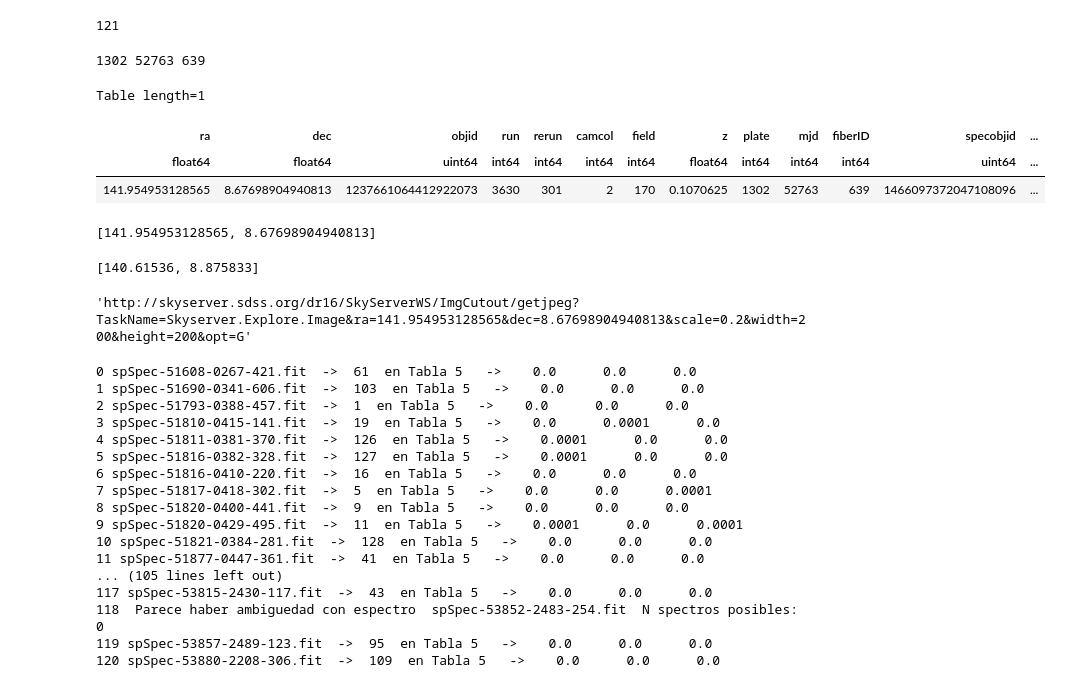
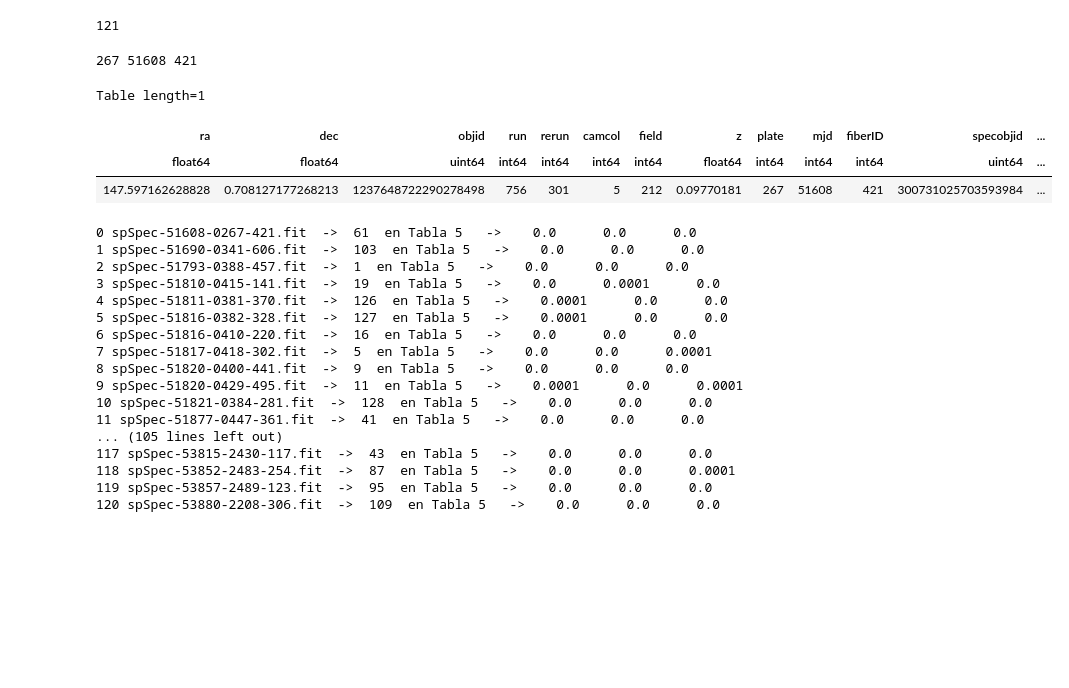
Before and after one commit to hol1m4n/HIIGalaxies, a Jupyter notebook: Spectral_synthesis/Data_finders/Object_indetificationFromArticle.ipynb, the cells around one changed output. Drawn from its saved outputs; the diff is of its cells as text; code cells hidden in the pictures; blank space fills up the shorter version.

```diff
--- a/Spectral_synthesis/Data_finders/Object_indetificationFromArticle.ipynb
+++ b/Spectral_synthesis/Data_finders/Object_indetificationFromArticle.ipynb
@@ -39,28 +43,14 @@ len(spec_list)
 # %% [output]
 121
 # %%
-hdu = fits.open(fits_folder+spec_list[77])
+hdu = fits.open(fits_folder+spec_list[0])
 plate,mjd,fiber = int(hdu[0].header['PLATEID']),int(hdu[0].header['MJD']),int(hdu[0].header['FIBERID'])
 print(plate,mjd,fiber)
 result = SDSS.query_specobj(plate=plate,mjd=mjd,fiberID=fiber)
 result
 # %% [output]
-1302 52763 639
+267 51608 421
 Table length=1
 | ra | dec | objid | run | rerun | camcol | field | z | plate | mjd | fiberID | specobjid | ... |
 | float64 | float64 | uint64 | int64 | int64 | int64 | int64 | float64 | int64 | int64 | int64 | uint64 | ... |
-| 141.954953128565 | 8.67698904940813 | 1237661064412922073 | 3630 | 301 | 2 | 170 | 0.1070625 | 1302 | 52763 | 639 | 1466097372047108096 | ... |
+| 147.597162628828 | 0.708127177268213 | 1237648722290278498 | 756 | 301 | 5 | 212 | 0.09770181 | 267 | 51608 | 421 | 300731025703593984 | ... |
-# %%
-[result['ra'][0],result['dec'][0]]
-# %% [output]
-[141.954953128565, 8.67698904940813]
-# %%
-[hdu[0].header['RA'],hdu[0].header['DEC']]
-# %% [output]
-[140.61536, 8.875833]
-# %%
-imgURL = f"http://skyserver.sdss.org/dr16/SkyServerWS/ImgCutout/getjpeg?TaskName=Skyserver.Explore.Image&ra={141.954953128565}&dec={8.67698904940813}&scale=0.2&width=200&height=200&opt=G"
-
-imgURL
-# %% [output]
-'http://skyserver.sdss.org/dr16/SkyServerWS/ImgCutout/getjpeg?TaskName=Skyserver.Explore.Image&ra=141.954953128565&dec=8.67698904940813&scale=0.2&width=200&height=200&opt=G'
@@ -67,27 +63,66 @@ imgURL
 # %%
+spc_id,spc_ra,spc_dec,tb_id,tb_ra,tb_dec = [],[],[],[],[],[]
+
 for i in range(len(spec_list)):
     hdu = fits.open(fits_folder+spec_list[i])
     plate,mjd,fiber = int(hdu[0].header['PLATEID']),int(hdu[0].header['MJD']),int(hdu[0].header['FIBERID'])
     #print(plate,mjd,fiber)
     hdu.close()
-    result = SDSS.query_specobj(plate=plate,mjd=mjd,fiberID=fiber)
 
-    status = str(type(result))
+    tol = 0.01
 
-    tol = 0.0001
+    if i!=93 and i!=26:
+        result = SDSS.query_specobj(plate=plate,mjd=mjd,fiberID=fiber)
 
-    if (status != "<class 'NoneType'>"):
+        status = str(type(result))
+
+        if (status != "<class 'NoneType'>"):
+            tabla5_art = pd.read_csv('Chavez2014_Tabla5.csv', sep=",", header=0)
+            f = (abs(tabla5_art['alpha(J2K)'] - result['ra'][0]) < tol) & (abs(tabla5_art['delta(J2K)'] - result['dec'][0]) < tol) & (abs(tabla5_art['z_hel'] - result['z'][0]) < tol)
+            seleccion_a_index = tabla5_art[f]
+
+            spc_id.append(spec_list[i])
+            spc_ra.append(result['ra'][0])
+            spc_dec.append(result['dec'][0])
+            tb_id.append(seleccion_a_index['Index'].iloc[0])
+            tb_ra.append(seleccion_a_index['alpha(J2K)'].iloc[0])
+            tb_dec.append(seleccion_a_index['delta(J2K)'].iloc[0])
+
+
+
+            if len(seleccion_a_index) == 1:
+                #re_ra,re_dec,re_z =
+                re_ra,re_dec,re_z =  round(abs(seleccion_a_index['alpha(J2K)'].iloc[0] - result['ra'][0]),4),round(abs(seleccion_a_index['delta(J2K)'].iloc[0] - result['dec'][0]),4),round(abs(seleccion_a_index['z_hel'].iloc[0] - result['z'][0]),4)
+                print(i,spec_list[i],' -> ',seleccion_a_index['Index'].iloc[0],' en Tabla 5   ->   ',re_ra,'    ',re_dec,'    ',re_z)
+            else:
+                print(i,' Parece haber ambiguedad con espectro ',spec_list[i],' N spectros posibles: ',len(seleccion_a_index))
+        else:
+            print('Espectro ',i,spec_list[i],' no esta en el Query de SDSS')
+
+    else:
+        ra = np.array(reduced_cat[(reduced_cat['PLATEID']==int(plate)) & (reduced_cat['FIBERID']==int(fiber)) & (reduced_cat['MJD']==int(mjd))]['RA'])[0]
+        dec = np.array(reduced_cat[(reduced_cat['PLATEID']==int(plate)) & (reduced_cat['FIBERID']==int(fiber)) & (reduced_cat['MJD']==int(mjd))]['DEC'])[0]
+        z = np.array(reduced_cat[(reduced_cat['PLATEID']==int(plate)) & (reduced_cat['FIBERID']==int(fiber)) & (reduced_cat['MJD']==int(mjd))]['Z'])[0]
         tabla5_art = pd.read_csv('Chavez2014_Tabla5.csv', sep=",", header=0)
-        f = (abs(tabla5_art['alpha(J2K)'] - result['ra'][0]) < tol) & (abs(tabla5_art['delta(J2K)'] - result['dec'][0]) < tol) & (abs(tabla5_art['z_hel'] - result['z'][0]) < tol)
+        f = (abs(tabla5_art['alpha(J2K)'] - ra) < tol) & (abs(tabla5_art['delta(J2K)'] - dec) < tol) & (abs(tabla5_art['z_hel'] - z) < tol)
         seleccion_a_index = tabla5_art[f]
+
+        spc_id.append(spec_list[i])
+        spc_ra.append(ra)
+        spc_dec.append(dec)
+        tb_id.append(seleccion_a_index['Index'].iloc[0])
+        tb_ra.append(seleccion_a_index['alpha(J2K)'].iloc[0])
+        tb_dec.append(seleccion_a_index['delta(J2K)'].iloc[0])
+
+
         if len(seleccion_a_index) == 1:
             #re_ra,re_dec,re_z =
-            re_ra,re_dec,re_z =  round(abs(seleccion_a_index['alpha(J2K)'].iloc[0] - result['ra'][0]),4),round(abs(seleccion_a_index['delta(J2K)'].iloc[0] - result['dec'][0]),4),round(abs(seleccion_a_index['z_hel'].iloc[0] - result['z'][0]),4)
+            re_ra,re_dec,re_z =  round(abs(seleccion_a_index['alpha(J2K)'].iloc[0] - ra),4),round(abs(seleccion_a_index['delta(J2K)'].iloc[0] - dec),4),round(abs(seleccion_a_index['z_hel'].iloc[0] - z),4)
             print(i,spec_list[i],' -> ',seleccion_a_index['Index'].iloc[0],' en Tabla 5   ->   ',re_ra,'    ',re_dec,'    ',re_z)
         else:
             print(i,' Parece haber ambiguedad con espectro ',spec_list[i],' N spectros posibles: ',len(seleccion_a_index))
-    else:
-        print('Espectro ',i,spec_list[i],' no esta en el Query de SDSS')
+
+tupla_SPCTAB = [spc_id,spc_ra,spc_dec,tb_id,tb_ra,tb_dec]
 # %% [output]
 0 spSpec-51608-0267-421.fit  ->  61  en Tabla 5   ->    0.0      0.0      0.0
 1 spSpec-51690-0341-606.fit  ->  103  en Tabla 5   ->    0.0      0.0      0.0
@@ -103,6 +138,6 @@ for i in range(len(spec_list)):
 11 spSpec-51877-0447-361.fit  ->  41  en Tabla 5   ->    0.0      0.0      0.0
 ... (105 lines left out)
 117 spSpec-53815-2430-117.fit  ->  43  en Tabla 5   ->    0.0      0.0      0.0
-118  Parece haber ambiguedad con espectro  spSpec-53852-2483-254.fit  N spectros posibles:  0
+118 spSpec-53852-2483-254.fit  ->  87  en Tabla 5   ->    0.0      0.0      0.0001
 119 spSpec-53857-2489-123.fit  ->  95  en Tabla 5   ->    0.0      0.0      0.0
 120 spSpec-53880-2208-306.fit  ->  109  en Tabla 5   ->    0.0      0.0      0.0
```
Also changed, not shown: parts of 5 cells of this notebook, 8 other files.
